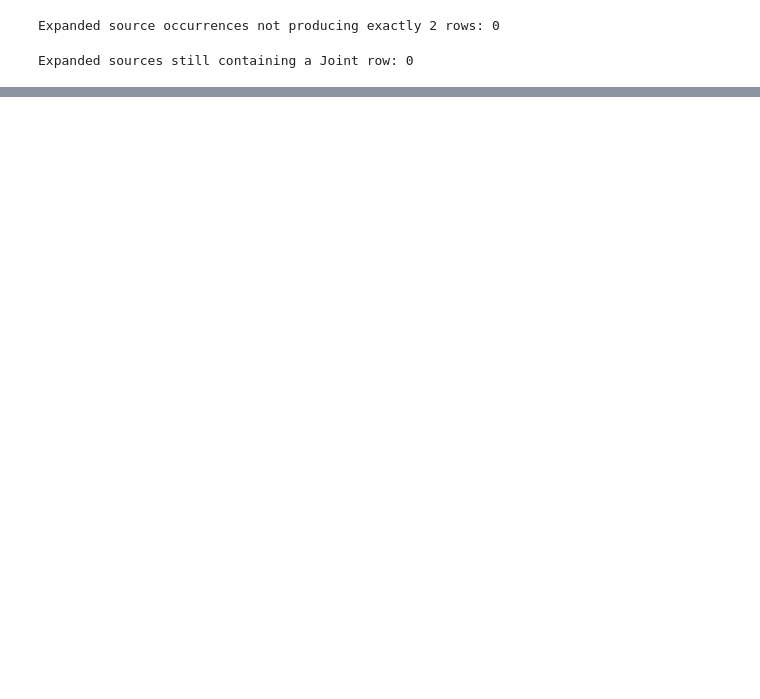
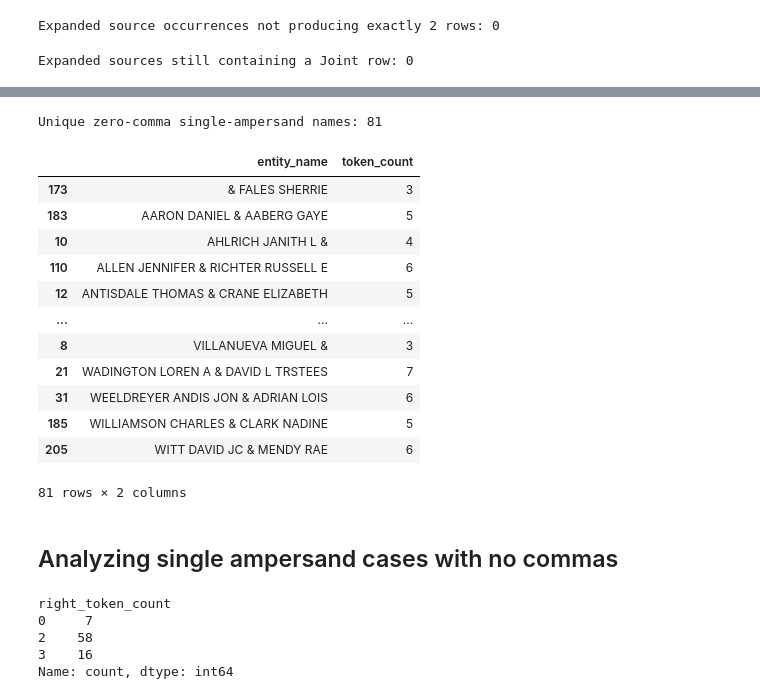
Before and after one commit to mattphinney-94/kzoo_county_project, a Jupyter notebook: Finalized_Entity_Table_Analysis.ipynb, the cells around one changed output, grey strips where cells are left out. Saved outputs shown, nothing was run; the diff lists cells and outputs as text; code cells hidden in the pictures; blank space fills up the shorter version.

```diff
--- a/Finalized_Entity_Table_Analysis.ipynb
+++ b/Finalized_Entity_Table_Analysis.ipynb
@@ -1172,0 +1289,55 @@ Expanded sources still containing a Joint row: 0
+# %%
+zero_comma_single_ampersand = (
+    remaining_joint_profile[
+        (remaining_joint_profile["ampersand_count"] == 1)
+        &
+        (remaining_joint_profile["comma_count"] == 0)
+        &
+        (remaining_joint_profile["semicolon_count"] == 0)
+        &
+        (remaining_joint_profile["slash_count"] == 0)
+        &
+        (remaining_joint_profile["and_count"] == 0)
+        &
+        (~remaining_joint_profile["contains_et_al"])
+    ]
+    .copy()
+)
+
+print(
+    "Unique zero-comma single-ampersand names:",
+    f"{len(zero_comma_single_ampersand):,}"
+)
+# %% [output]
+Unique zero-comma single-ampersand names: 81
+# %%
+zero_comma_single_ampersand[
+    [
+        "entity_name",
+        "token_count"
+    ]
+].sample(
+    min(
+        100,
+        len(zero_comma_single_ampersand)
+    ),
+    random_state=42
+).sort_values(
+    "entity_name"
+)
+# %% [output]
+|  | entity_name | token_count |
+| 173 | & FALES SHERRIE | 3 |
+| 183 | AARON DANIEL & AABERG GAYE | 5 |
+| 10 | AHLRICH JANITH L & | 4 |
+| 110 | ALLEN JENNIFER & RICHTER RUSSELL E | 6 |
+| 12 | ANTISDALE THOMAS & CRANE ELIZABETH | 5 |
+| ... | ... | ... |
+| 8 | VILLANUEVA MIGUEL & | 3 |
+| 21 | WADINGTON LOREN A & DAVID L TRSTEES | 7 |
+| 31 | WEELDREYER ANDIS JON & ADRIAN LOIS | 6 |
+| 185 | WILLIAMSON CHARLES & CLARK NADINE | 5 |
+| 205 | WITT DAVID JC & MENDY RAE | 6 |
+81 rows × 2 columns
+# %% [markdown]
+## Analyzing single ampersand cases with no commas
@@ -1172,0 +1421,10 @@ Expanded sources still containing a Joint row: 0
+# %%
+zero_comma_structure[
+    "right_token_count"
+].value_counts().sort_index()
+# %% [output]
+right_token_count
+0     7
+2    58
+3    16
+Name: count, dtype: int64
```
Also changed, not shown: parts of 41 cells of this notebook, 1 other file.
